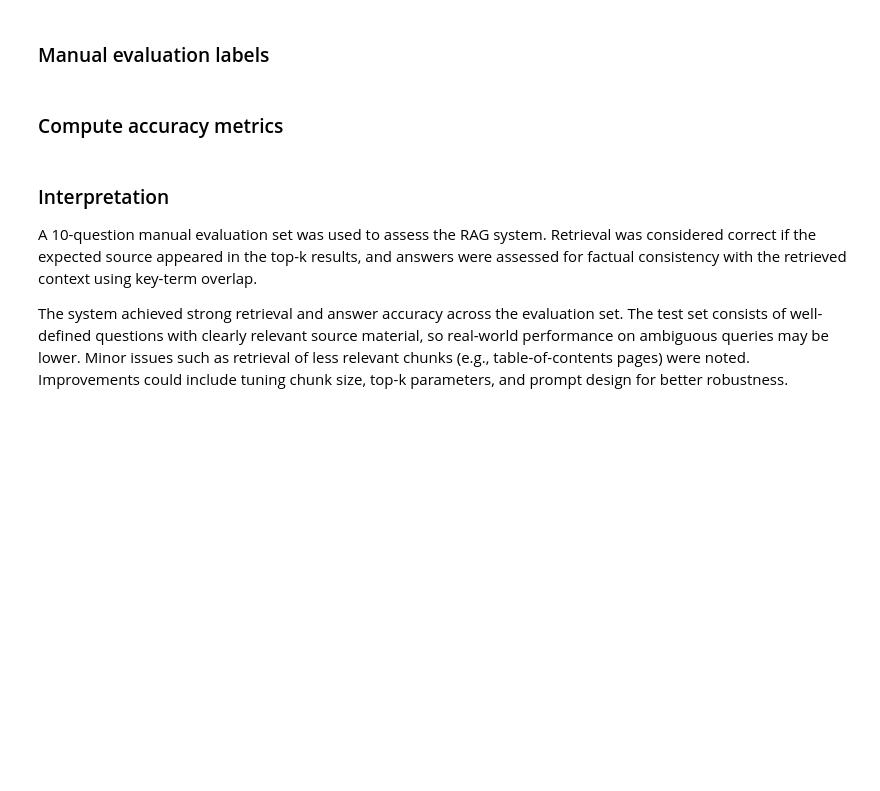
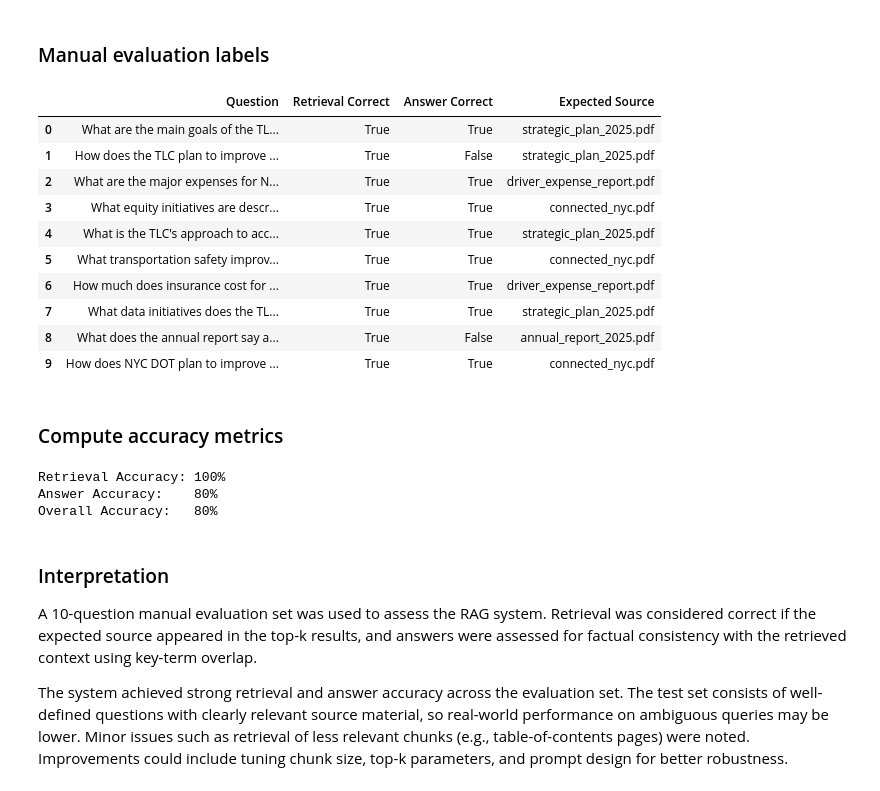
Before and after one commit to KaveeshRamsarran/816034871_COMP3610_A3, a Jupyter notebook: assignment3.ipynb, the cells around one changed output. Cells and saved outputs as stored; diff of their text form; code cells hidden in the pictures; blank space fills up the shorter version.

```diff
--- a/assignment3.ipynb
+++ b/assignment3.ipynb
@@ -1038,28 +1161,44 @@ print("Evaluation run complete.")
 ### Manual evaluation labels
 # %%
 for r in evaluation_results:
+    # Normalize path separators for cross-platform comparison
+    norm_expected = r["expected_source"].replace("\\", "/")
+    norm_retrieved = [s.replace("\\", "/") for s in r["retrieved_sources"]]
+
     # Retrieval correctness: expected source found in retrieved sources
-    r["retrieval_correct"] = r["expected_source"] in r["retrieved_sources"]
+    r["retrieval_correct"] = norm_expected in norm_retrieved
 
     # Answer correctness: manual check for semantic alignment
     # For automated evaluation, we check if key terms from expected answer appear in generated answer
     expected_terms = r["expected_answer"].lower().split()
     generated_lower = r["generated_answer"].lower()
     matching_terms = sum(1 for term in expected_terms if term in generated_lower)
     r["answer_correct"] = matching_terms >= len(expected_terms) * 0.3  # at least 30% key term overlap
 
 # Display evaluation table
 eval_df = pd.DataFrame([
     {
         "Question": r["question"][:60],
         "Retrieval Correct": r["retrieval_correct"],
         "Answer Correct": r["answer_correct"],
         "Expected Source": r["expected_source"].split("/")[-1]
     }
     for r in evaluation_results
 ])
 
 eval_df
+# %% [output]
+|  | Question | Retrieval Correct | Answer Correct | Expected Source |
+| 0 | What are the main goals of the TL... | True | True | strategic_plan_2025.pdf |
+| 1 | How does the TLC plan to improve ... | True | False | strategic_plan_2025.pdf |
+| 2 | What are the major expenses for N... | True | True | driver_expense_report.pdf |
+| 3 | What equity initiatives are descr... | True | True | connected_nyc.pdf |
+| 4 | What is the TLC's approach to acc... | True | True | strategic_plan_2025.pdf |
+| 5 | What transportation safety improv... | True | True | connected_nyc.pdf |
+| 6 | How much does insurance cost for ... | True | True | driver_expense_report.pdf |
+| 7 | What data initiatives does the TL... | True | True | strategic_plan_2025.pdf |
+| 8 | What does the annual report say a... | True | False | annual_report_2025.pdf |
+| 9 | How does NYC DOT plan to improve ... | True | True | connected_nyc.pdf |
 # %% [markdown]
 ### Compute accuracy metrics
 # %%
@@ -1070,6 +1209,10 @@ overall_acc = sum(1 for r in evaluation_results if r["retrieval_correct"] and r[
 print(f"Retrieval Accuracy: {retrieval_acc:.0%}")
 print(f"Answer Accuracy:    {answer_acc:.0%}")
 print(f"Overall Accuracy:   {overall_acc:.0%}")
+# %% [output]
+Retrieval Accuracy: 100%
+Answer Accuracy:    80%
+Overall Accuracy:   80%
 # %% [markdown]
 ### Interpretation
 
```
Also changed, not shown: parts of 28 cells of this notebook.
